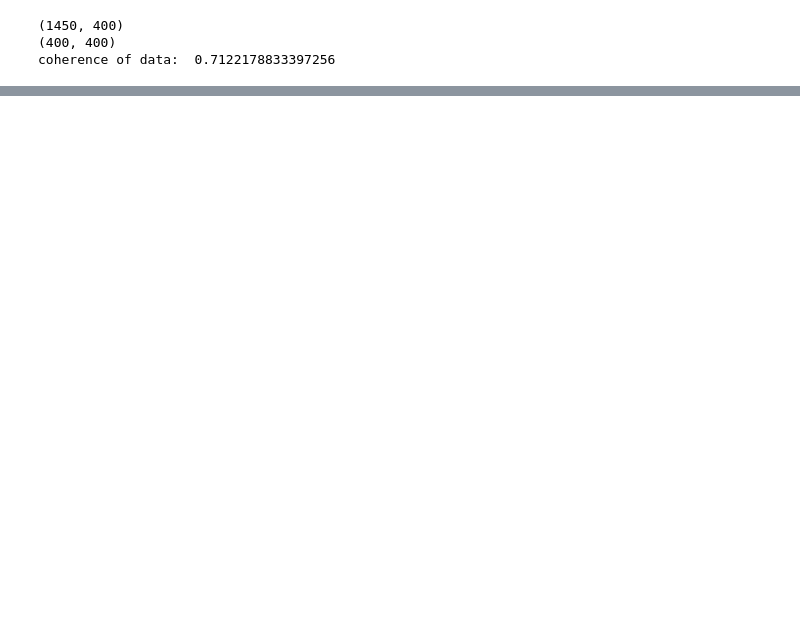
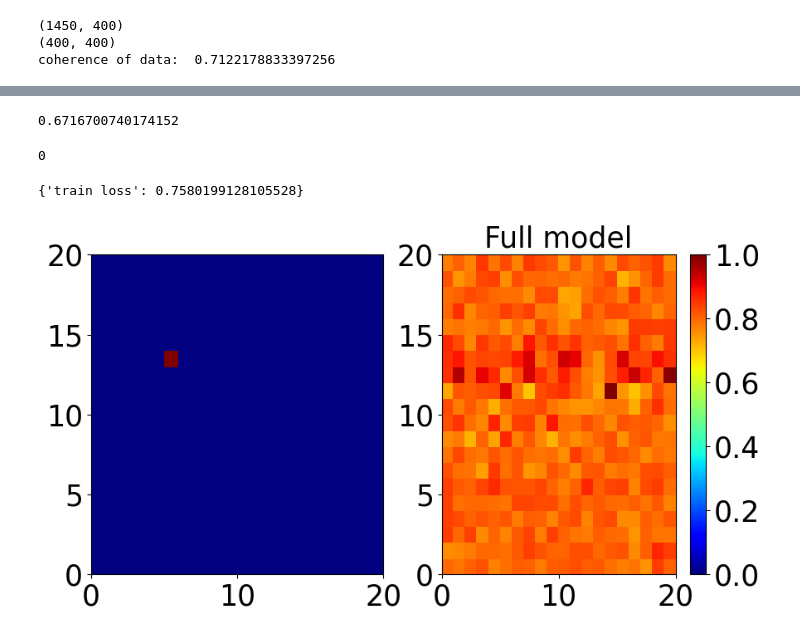
Before and after one commit to alexei-novikov/RM_imaging, a Jupyter notebook: multi_dict.ipynb, the cells around one changed output, grey strips where cells are left out. Saved outputs shown, nothing was run; the diff lists cells and outputs as text; code cells hidden in the pictures; blank space fills up the shorter version.

Commit message:
modified:   CCSweep.py 	modified:   Helpers.py 	modified:   multi_dict.ipynb

```diff
--- a/multi_dict.ipynb
+++ b/multi_dict.ipynb
@@ -204,0 +372,49 @@ decoder=nn.Linear(400, 1450*2, bias=False)
+# %%
+layers=[500,500, 500, 300, 300, 400,800]
+softmax=nn.Softmax(dim=1)
+Orderer=M.fc_net_extra(training_data.b[0].shape[0]/2, layers, training_data.rho[0].shape[0]/4, net_type='fc',linear_type='real', activation='relu', bias=True, out_scaling=None)
+locat="/home/achristie/Codes_data/Experiment_data/hom/5000L_0U_[500, 500, 500, 300, 300, 400, 800]_13-May-2024 (13:14:58)"
+Orderer.load_state_dict(torch.load(locat+'encoder.pt'))
+decoder_locat="/home/achristie/Codes_data/Experiment_data/Long_best_exps/0L_320000U_[500, 500, 500, 300, 300, 400, 800]_12-May-2024 (11:03:02)decoder.pt"
+Orderer.eval()
+medium= np.array(mat73.loadmat(data_path+'/rtt.mat')['Artt'])
+decoder=nn.Linear(400, 1450*2, bias=False)
+decoder.load_state_dict(torch.load(decoder_locat))
+decoder_weights=decoder.weight.cpu().detach().numpy().T
+decoder_weights=torch.tensor(decoder_weights)
+decoder_weights=F.normalize(decoder_weights, dim=-1)
+perm=Orderer(decoder_weights)
+
+perm=(softmax(perm))
+largest,indices=torch.max(perm, -1)
+perm_mat=torch.zeros(perm.shape)
+for i in range(len(perm)):
+    perm_mat[i, indices[i]]=1
+
+perm_mat=perm_mat.cpu().detach().numpy()
+medium_hat=H.cat2complex(decoder_weights.cpu().detach().numpy())
+medium_hat_permed=(medium_hat.T@perm_mat).T
+medium_hat_permed=F.normalize(torch.tensor(medium_hat_permed), dim=-1).numpy()
+#medium_hat_inverse_permed=(medium_hat.T@np.linalg.inv(perm_mat.T)).T
+
+
+
+max_inners_1=0
+torch_inners=np.abs(np.inner(medium_hat_permed.squeeze(),medium.T.conj()))
+for i in range(int(200*2)):
+    max_inners_1=max_inners_1+max(torch_inners[:,i]) #Fix g, find max over ghat
+
+max_inners_1=max_inners_1/(int(200*2))
+
+
+print(max_inners_1)
+# %% [output]
+0.6716700740174152
+# %%
+epoch
+# %% [output]
+0
+# %%
+wand_dict
+# %% [output]
+{'train loss': 0.7580199128105528}
@@ -204,0 +423,4 @@ decoder=nn.Linear(400, 1450*2, bias=False)
+# %%
+H.plot_2_imgs(rho, rho_hat,ind=5, figsize=5, xpix=20, ypix=20, font_size=25)
+# %% [output]
+[figure, added]
```
Also changed, not shown: parts of 7 cells of this notebook, 2 other files.
